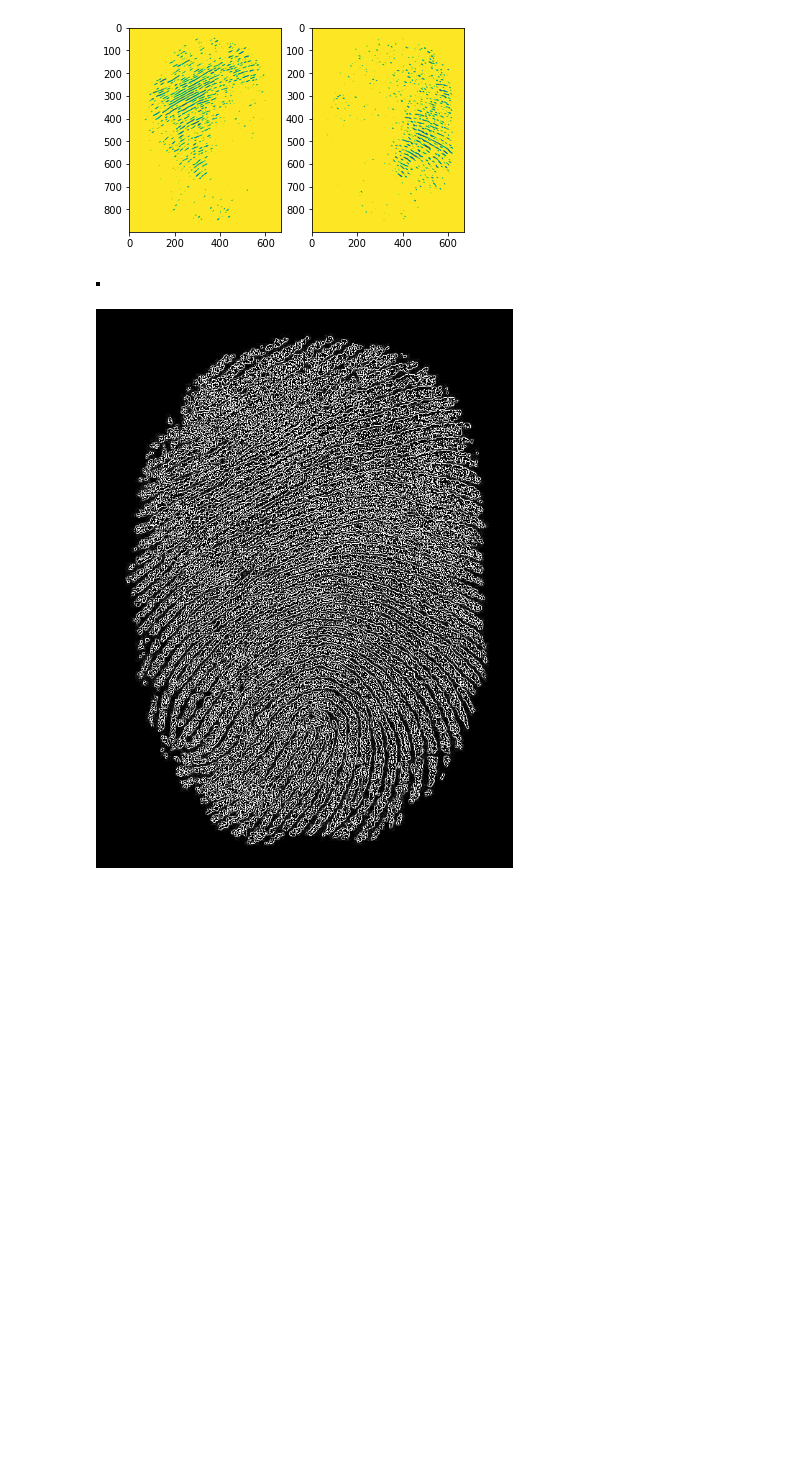
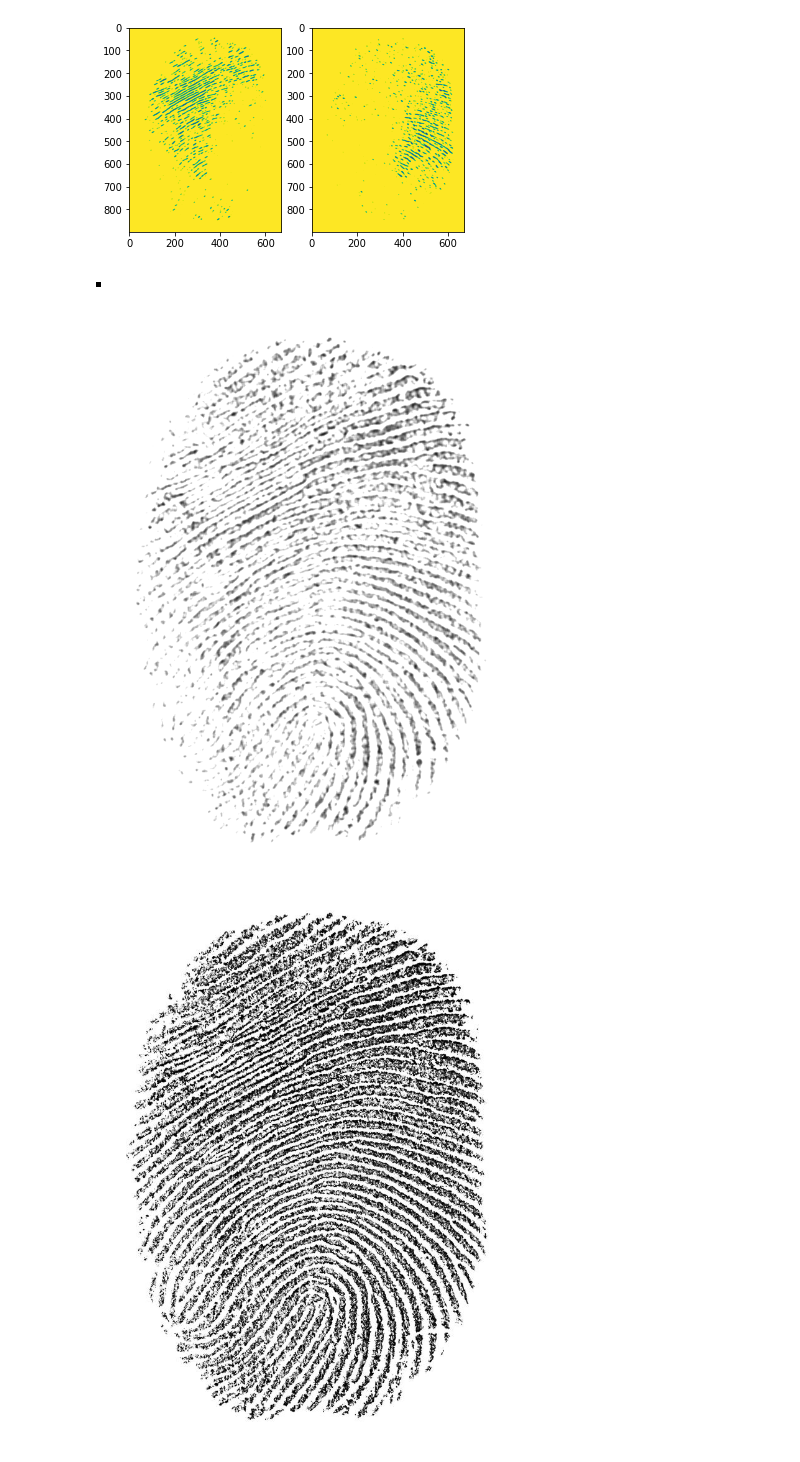
Before and after one commit to Nyamtulla/Gabor-Filter, a Jupyter notebook: Gabor_Filter.ipynb, the cells around one changed output. Drawn from its saved outputs; the diff is of its cells as text; code cells hidden in the pictures; blank space fills up the shorter version.

```diff
--- a/Gabor_Filter.ipynb
+++ b/Gabor_Filter.ipynb
@@ -78,10 +78,15 @@ axe[1].imshow(filtered1)
 [figure]
 [figure]
 # %%
-k = np.array([[-1,-1,-1],[-1,8,-1],[-1,-1,-1]])
+k = np.full((5,5),1/25)
+k1 = np.array([[1/10,1/10,1/10],[1/10,1,1/10],[1/10,1/10,1/10]])
+k2 = np.array([[1/30,1/30,1/30],[1/30,1,1/30],[1/30,1/30,1/30]])
 filtered = cv2.filter2D(fp_gray, cv2.CV_8UC3, k)
+filtered = cv2.filter2D(filtered, cv2.CV_8UC3, k1)
 cv2_imshow(k)
 cv2_imshow(filtered)
+cv2_imshow(fp_gray)
 # %% [output]
 [figure]
-[figure, old version]
+[figure, new version]
+[figure, added]
```
